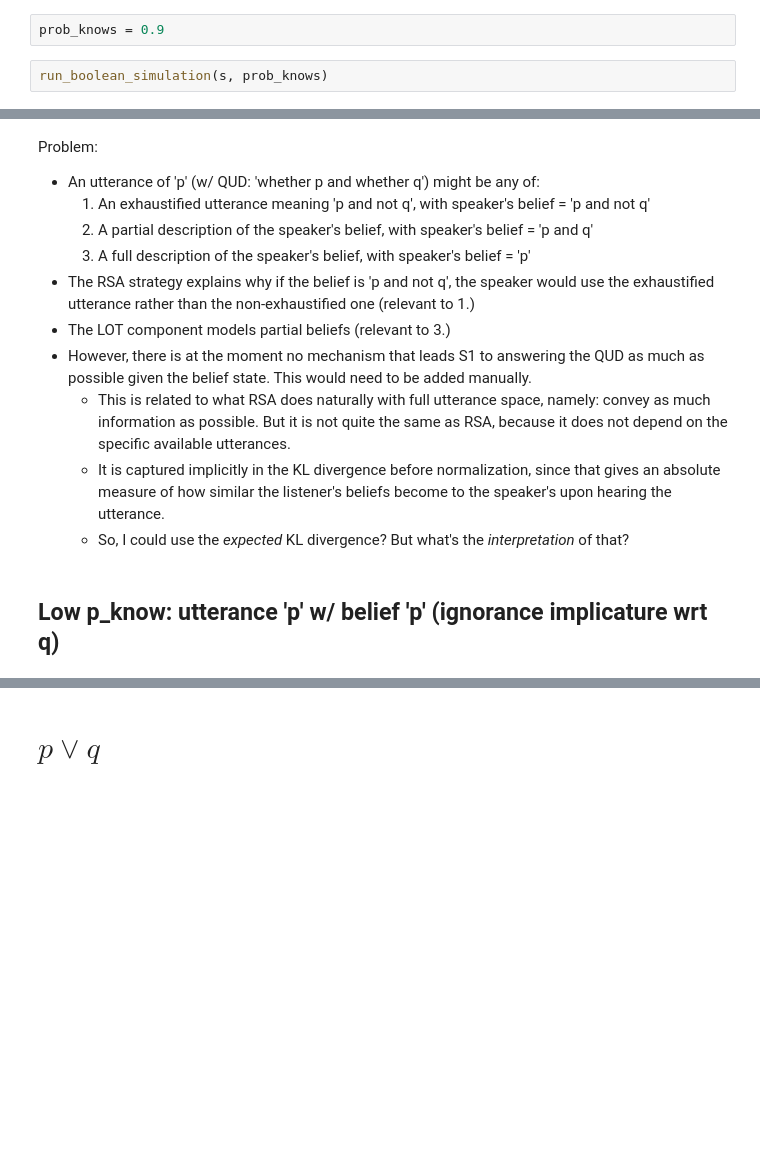
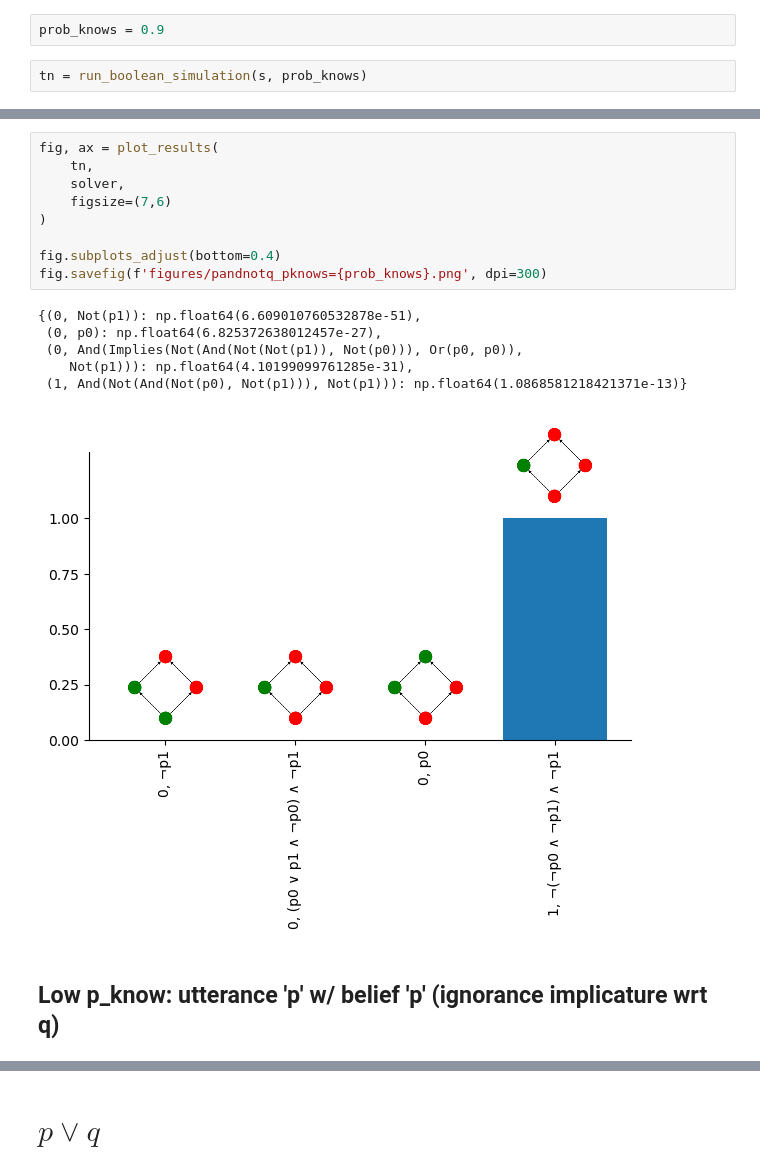
Before and after one commit to thelogicalgrammar/pLoT_RSA, a Jupyter notebook: case_studies/BOOL.ipynb, the cells around one changed output, grey strips where cells are left out. Drawn from its saved outputs; the diff is of its cells as text; blank space fills up the shorter version.

```diff
--- a/case_studies/BOOL.ipynb
+++ b/case_studies/BOOL.ipynb
@@ -274,6 +399,6 @@ p(i0, M)
 # %%
 prob_knows = 0.9
 # %%
-run_boolean_simulation(s, prob_knows)
+tn = run_boolean_simulation(s, prob_knows)
 # %% [output]
 p(i0, M)
@@ -302,16 +421,20 @@ Synonymy table:
-# %% [markdown]
-Problem:
-- An utterance of 'p' (w/ QUD: 'whether p and whether q') might be any of:
-    1. An exhaustified utterance meaning 'p and not q', with speaker's belief = 'p and not q'
-    1. A partial description of the speaker's belief, with speaker's belief = 'p and q'
-    1. A full description of the speaker's belief, with speaker's belief = 'p'
-- The RSA strategy explains why if the belief is 'p and not q', the speaker would use the exhaustified utterance rather than the non-exhaustified one (relevant to 1.)
-- The LOT component models partial beliefs (relevant to 3.)
-- However, there is at the moment no mechanism that leads S1 to answering the QUD as much as possible given the belief state. This would need to be added manually.
-    - This is related to what RSA does naturally with full utterance space, namely: convey as much information as possible. But it is not quite the same as RSA, because it does not depend on the specific available utterances.
-    - It is captured implicitly in the KL divergence before normalization, since that gives an absolute measure of how similar the listener's beliefs become to the speaker's upon hearing the utterance.
-    - So, I could use the _expected_ KL divergence? But what's the _interpretation_ of that?
-# %% [markdown]
-## Low p_know: utterance 'p' w/ belief 'p' (ignorance implicature wrt q)
+# %%
+fig, ax = plot_results(
+    tn,
+    solver,
+    figsize=(7,6)
+)
+
+fig.subplots_adjust(bottom=0.4)
+fig.savefig(f'figures/pandnotq_pknows={prob_knows}.png', dpi=300)
+# %% [output]
+{(0, Not(p1)): np.float64(6.609010760532878e-51),
+ (0, p0): np.float64(6.825372638012457e-27),
+ (0, And(Implies(Not(And(Not(Not(p1)), Not(p0))), Or(p0, p0)),
+    Not(p1))): np.float64(4.10199099761285e-31),
+ (1, And(Not(And(Not(p0), Not(p1))), Not(p1))): np.float64(1.0868581218421371e-13)}
+[figure, added]
+# %% [markdown]
+## Low p_know: utterance 'p' w/ belief 'p' (ignorance implicature wrt q)
 # %%
 prob_knows = 0.3
```
Also changed, not shown: parts of 70 cells of this notebook, 20 other files.
